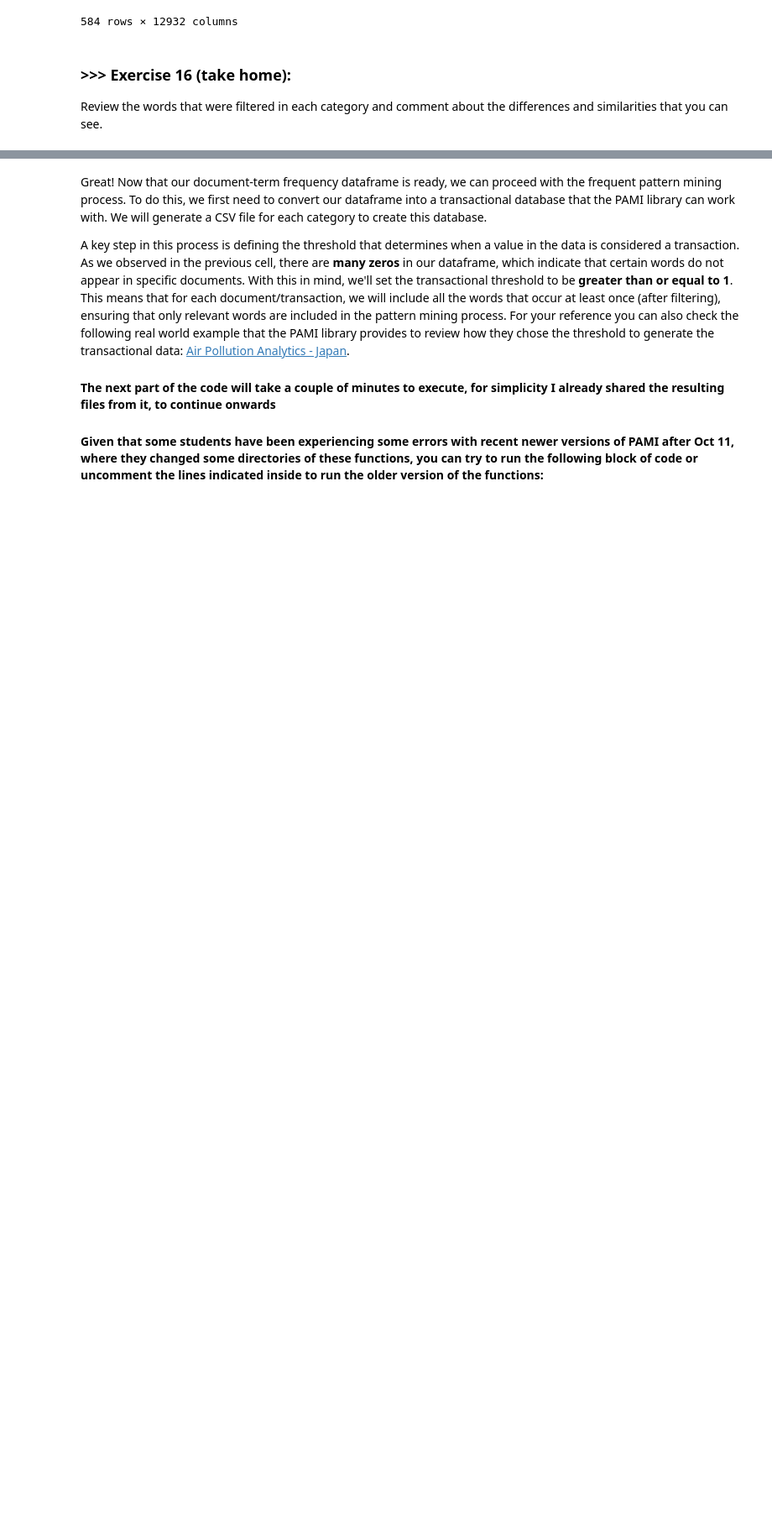
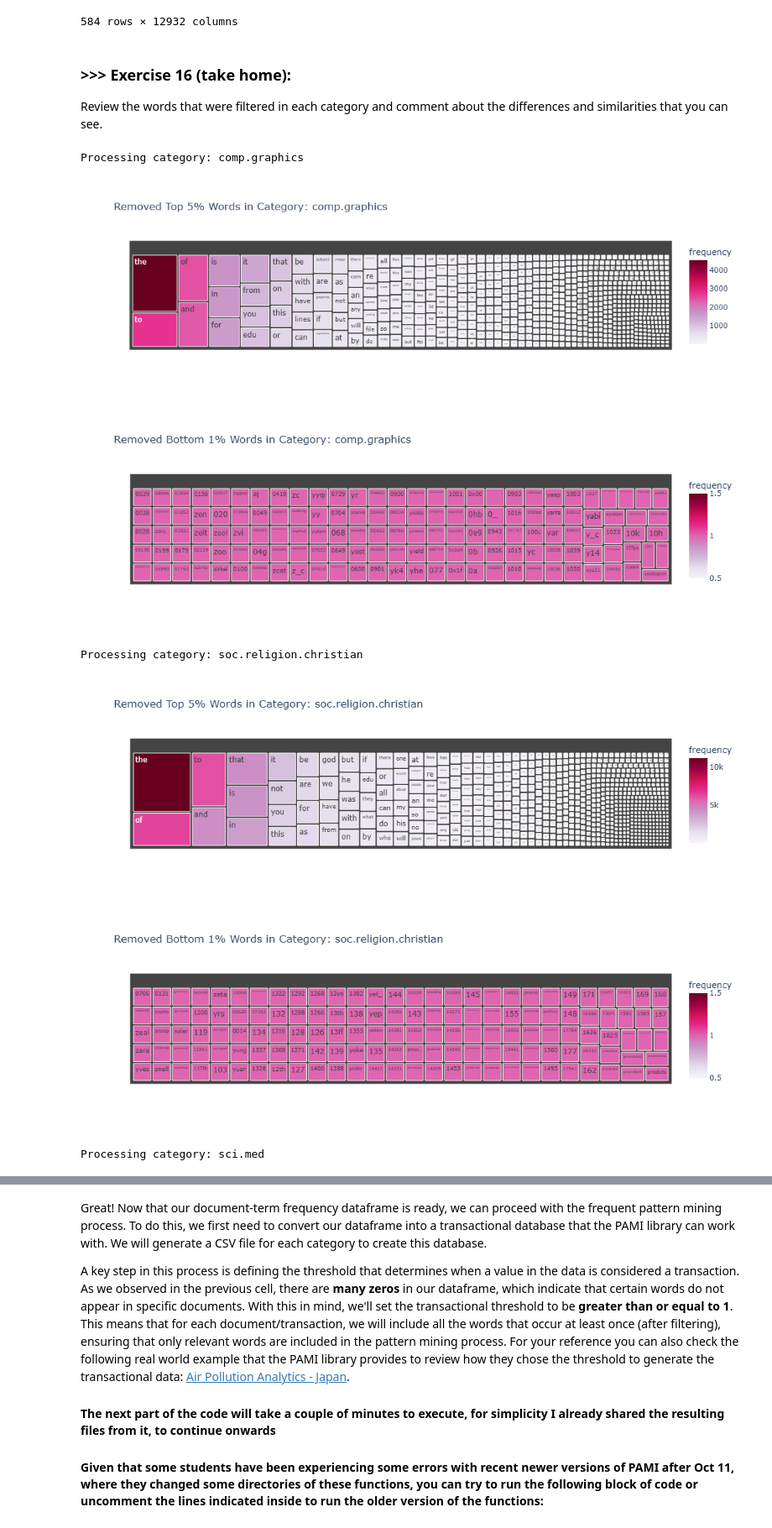
Before and after one commit to MigzAvila/DM2025-Lab1-Exercise, a Jupyter notebook: DM2025-Lab1-Master.ipynb, the cells around one changed output, grey strips where cells are left out. Shown at 84% size. Saved outputs shown, nothing was run; the diff lists cells and outputs as text; code cells hidden in the pictures; blank space fills up the shorter version.

```diff
--- a/DM2025-Lab1-Master.ipynb
+++ b/DM2025-Lab1-Master.ipynb
@@ -1699,0 +1693,67 @@ Review the words that were filtered in each category and comment about the diffe
+# %%
+import plotly.express as px
+import pandas as pd
+
+def get_removed_words_by_sum(term_document_df, top_percent=0.05, bottom_percent=0.01):
+    # Calculate the sum of each word across all documents
+    word_sums = term_document_df.sum(axis=0)
+
+    # Sort the words by their total sum
+    sorted_words = word_sums.sort_values()
+
+    # Calculate how many words to remove
+    total_words = len(sorted_words)
+    top_n = int(top_percent * total_words)
+    bottom_n = int(bottom_percent * total_words)
+
+    # Get bottom 1% and top 5% words separately
+    bottom_words = sorted_words.head(bottom_n)
+    top_words = sorted_words.tail(top_n)
+
+    return bottom_words, top_words
+
+
+# Apply to all categories
+for category in categories:
+    print(f"\nProcessing category: {category}")
+    bottom_words, top_words = get_removed_words_by_sum(filt_term_document_dfs[category])
+
+    # Treemap for Top 5% words
+    df_top = pd.DataFrame({
+        "term": top_words.index,
+        "frequency": top_words.values
+    })
+
+    fig_top = px.treemap(
+        df_top,
+        path=["term"],
+        values="frequency",
+        title=f"Removed Top 5% Words in Category: {category}",
+        color="frequency",
+        color_continuous_scale="PuRd"
+    )
+    fig_top.show()
+
+    # Treemap for Bottom 1% words
+    df_bottom = pd.DataFrame({
+        "term": bottom_words.index,
+        "frequency": bottom_words.values
+    })
+
+    fig_bottom = px.treemap(
+        df_bottom,
+        path=["term"],
+        values="frequency",
+        title=f"Removed Bottom 1% Words in Category: {category}",
+        color="frequency",
+        color_continuous_scale="PuRd"
+    )
+    fig_bottom.show()
+# %% [output]
+Processing category: comp.graphics
+[figure, added]
+[figure, added]
+Processing category: soc.religion.christian
+[figure, added]
+[figure, added]
+Processing category: sci.med
```
Also changed, not shown: parts of 33 cells of this notebook, 3 other files.
